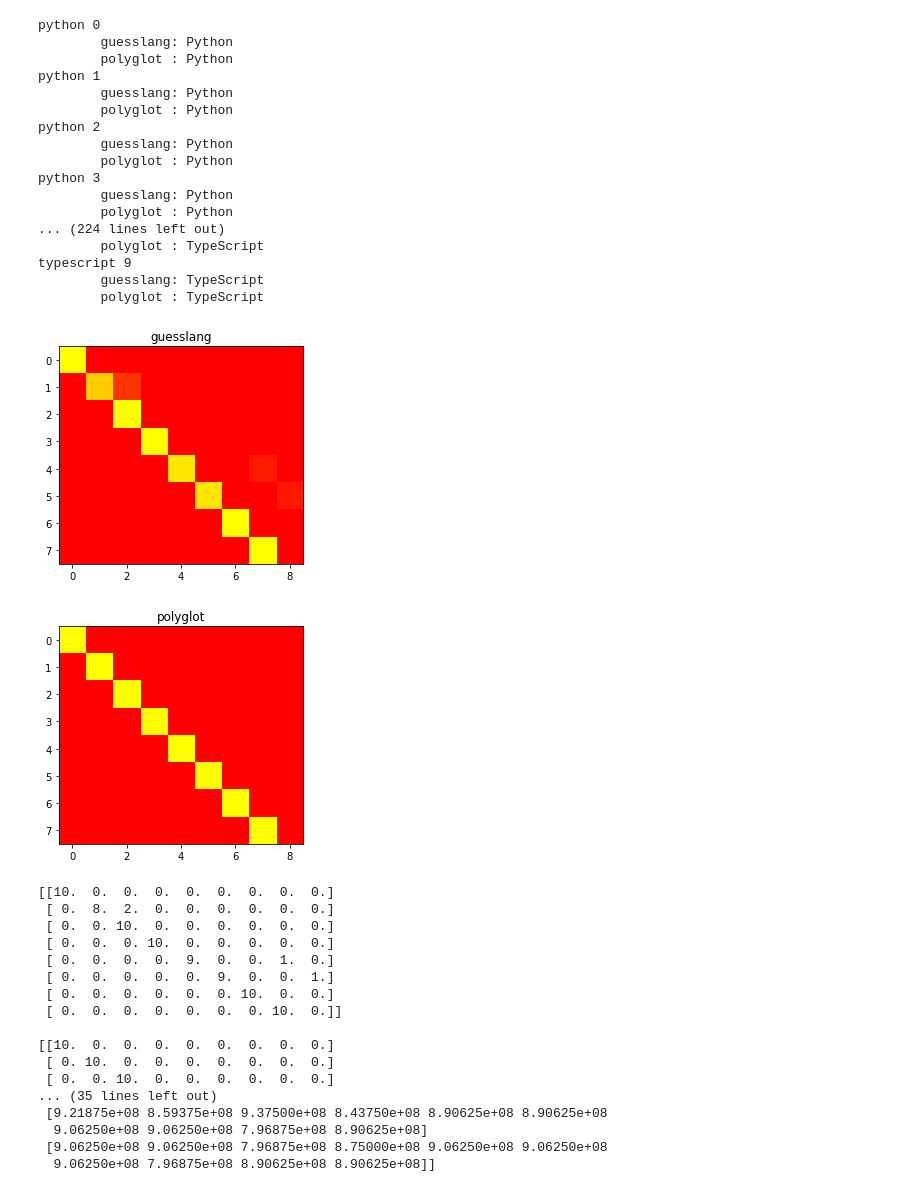
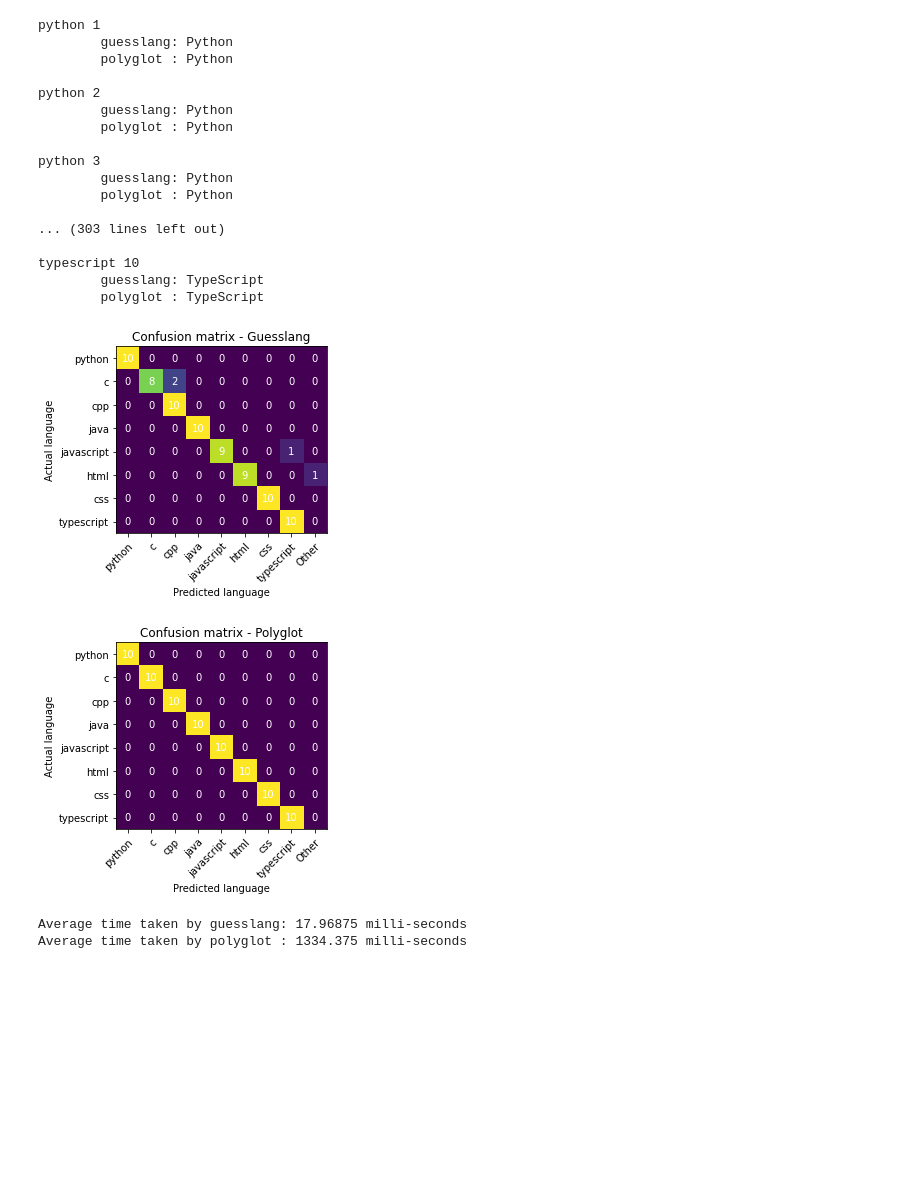
Before and after one commit to ryngrg/CPLD_JetBrains, a Jupyter notebook: Comparison_report.ipynb, the cells around one changed output. Saved outputs shown, nothing was run; the diff lists cells and outputs as text; code cells hidden in the pictures; blank space fills up the shorter version.

```diff
--- a/Comparison_report.ipynb
+++ b/Comparison_report.ipynb
@@ -113,9 +138,13 @@ time_pgt = np.zeros((len(langs), 10))
 
 guess = Guess()
 
+# make this variable True to see details:
+see_details = True
+
 for l in langs:
     for i in range(10):
-        print(l, i)
+        if see_details:
+            print(l, i + 1)
         dirname = "./data/" + l + str(i+1)
 
         # use guseslang to detect language
@@ -126,7 +155,8 @@ for l in langs:
             start = process_time_ns()
             lang_name = guess.language_name(source_code)
             end = process_time_ns()
-        print("\tguesslang:", lang_name)
+        if see_details:
+            print("\tguesslang:", lang_name)
         time_guess[langs.index(l)][i] = end - start
         update_conf_matrix(conf_guess, l, lang_name)
 
@@ -139,58 +169,39 @@ for l in langs:
             lang_name = max(stats, key = lambda x: stats[x]['total'])
         except ValueError:
             lang_name = "None"
-        print("\tpolyglot :", lang_name)
+        if see_details:
+            print("\tpolyglot :", lang_name, "\n")
         time_pgt[langs.index(l)][i] = end - start
         update_conf_matrix(conf_pgt, l, lang_name)
 # %% [output]
-python 0
-        guesslang: Python
-        polyglot : Python
 python 1
         guesslang: Python
         polyglot : Python
+
 python 2
         guesslang: Python
         polyglot : Python
+
 python 3
         guesslang: Python
         polyglot : Python
-... (224 lines left out)
-        polyglot : TypeScript
-typescript 9
+
+... (303 lines left out)
+
+typescript 10
         guesslang: TypeScript
         polyglot : TypeScript
 # %%
-plt.imshow(conf_guess, cmap = 'autumn', interpolation = 'nearest')
-plt.title("guesslang")
-plt.show()
-plt.imshow(conf_pgt, cmap = 'autumn', interpolation = 'nearest')
-plt.title("polyglot")
-plt.show()
-print(conf_guess)
+# visualize confusion matrices
+show_conf_matrix(conf_guess, "Guesslang")
+show_conf_matrix(conf_pgt, "Polyglot")
+
+# see difference in execution times
 print()
-print(conf_pgt)
-print()
-print(time_guess)
-print()
-print(time_pgt)
+print("Average time taken by guesslang:", np.mean(time_guess) / (10**6), "milli-seconds")
+print("Average time taken by polyglot :", np.mean(time_pgt) / (10**6), "milli-seconds")
 # %% [output]
-[figure, old version]
+[figure, new version]
-[figure, old version]
+[figure, new version]
-[[10.  0.  0.  0.  0.  0.  0.  0.  0.]
- [ 0.  8.  2.  0.  0.  0.  0.  0.  0.]
- [ 0.  0. 10.  0.  0.  0.  0.  0.  0.]
- [ 0.  0.  0. 10.  0.  0.  0.  0.  0.]
- [ 0.  0.  0.  0.  9.  0.  0.  1.  0.]
- [ 0.  0.  0.  0.  0.  9.  0.  0.  1.]
- [ 0.  0.  0.  0.  0.  0. 10.  0.  0.]
- [ 0.  0.  0.  0.  0.  0.  0. 10.  0.]]
-
-[[10.  0.  0.  0.  0.  0.  0.  0.  0.]
- [ 0. 10.  0.  0.  0.  0.  0.  0.  0.]
- [ 0.  0. 10.  0.  0.  0.  0.  0.  0.]
-... (35 lines left out)
- [9.21875e+08 8.59375e+08 9.37500e+08 8.43750e+08 8.90625e+08 8.90625e+08
-  9.06250e+08 9.06250e+08 7.96875e+08 8.90625e+08]
- [9.06250e+08 9.06250e+08 7.96875e+08 8.75000e+08 9.06250e+08 9.06250e+08
-  9.06250e+08 7.96875e+08 8.90625e+08 8.90625e+08]]
+Average time taken by guesslang: 17.96875 milli-seconds
+Average time taken by polyglot : 1334.375 milli-seconds
```
Also changed, not shown: parts of 11 cells of this notebook.
